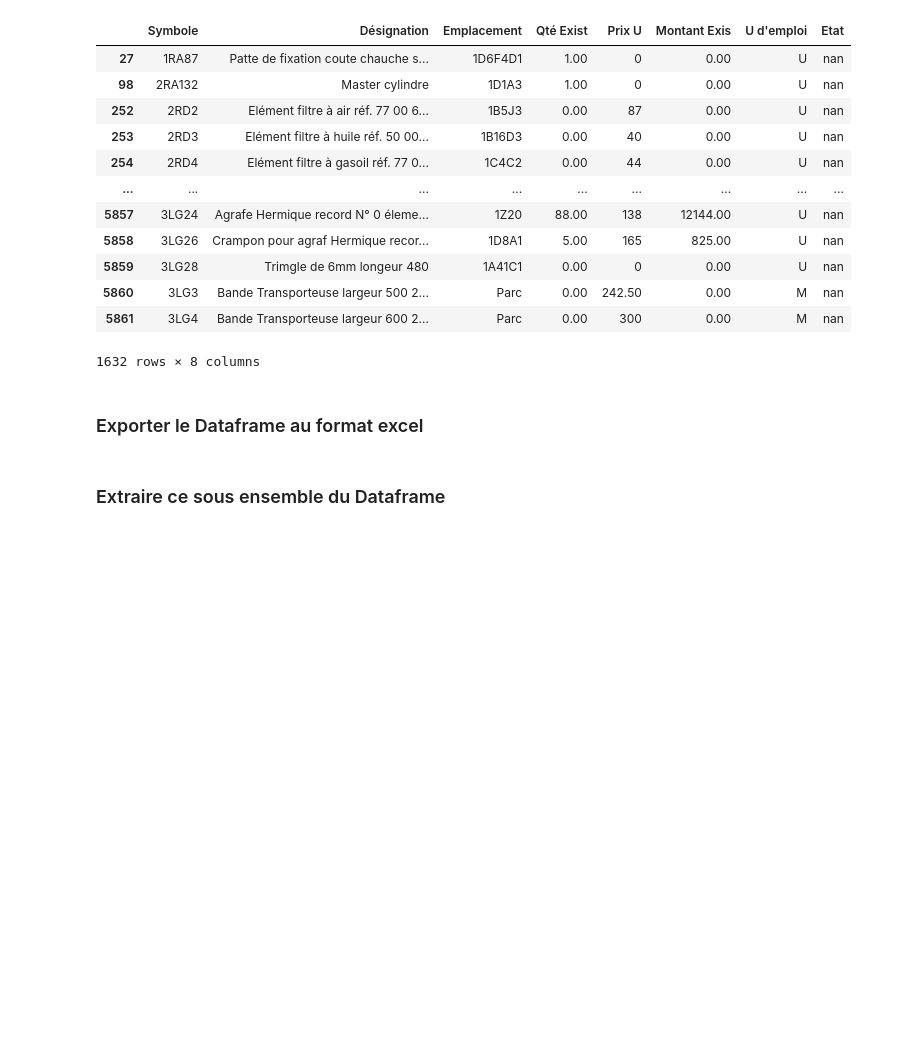
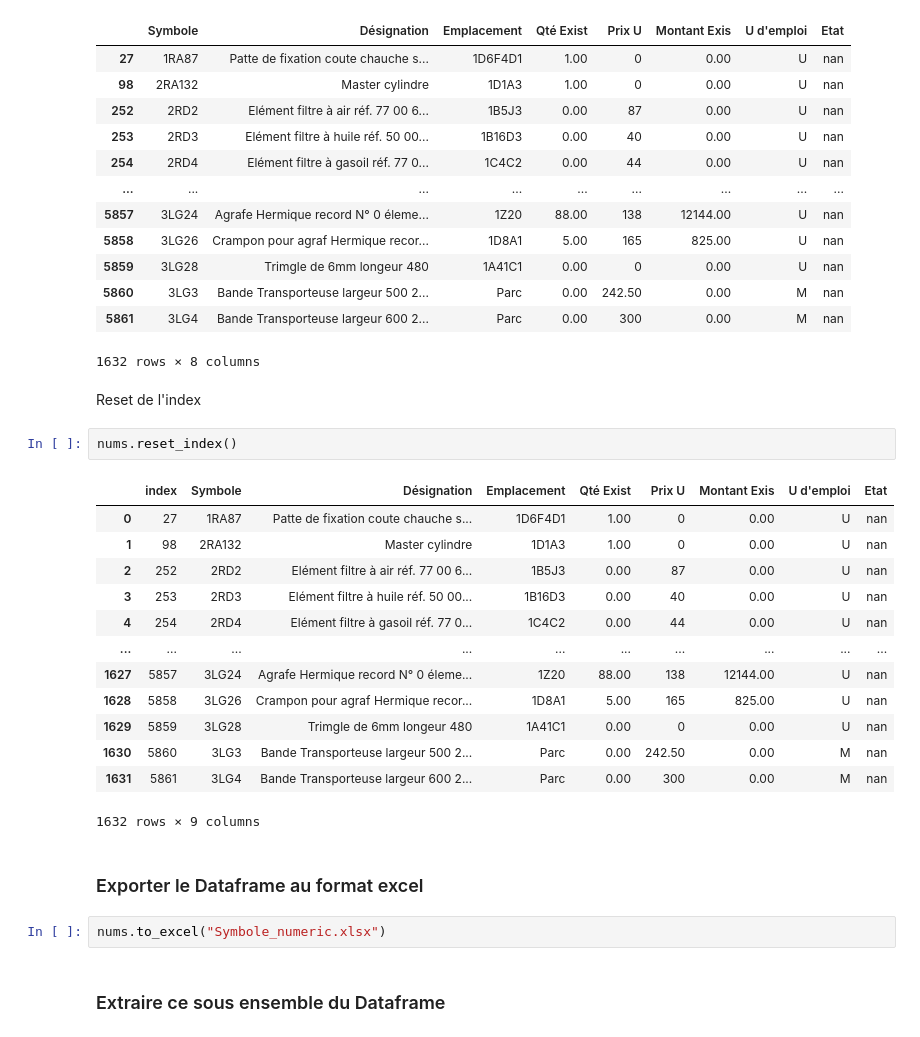
Before and after one commit to chikoungoun/SACEM, a Jupyter notebook: ODOO/RGM_050620.ipynb, the cells around one changed output. Cells and saved outputs as stored; diff of their text form; blank space fills up the shorter version.

Commit message:
Exporter le dataset en Excel

```diff
--- a/ODOO/RGM_050620.ipynb
+++ b/ODOO/RGM_050620.ipynb
@@ -205,7 +205,27 @@ nums
 | 5860 | 3LG3 | Bande Transporteuse largeur 500 2... | Parc | 0.00 | 242.50 | 0.00 | M | nan |
 | 5861 | 3LG4 | Bande Transporteuse largeur 600 2... | Parc | 0.00 | 300 | 0.00 | M | nan |
 1632 rows × 8 columns
+# %% [markdown]
+Reset de l'index
+# %%
+nums.reset_index()
+# %% [output]
+|  | index | Symbole | Désignation | Emplacement | Qté Exist | Prix U | Montant Exis | U d'emploi | Etat |
+| 0 | 27 | 1RA87 | Patte de fixation coute chauche s... | 1D6F4D1 | 1.00 | 0 | 0.00 | U | nan |
+| 1 | 98 | 2RA132 | Master cylindre | 1D1A3 | 1.00 | 0 | 0.00 | U | nan |
+| 2 | 252 | 2RD2 | Elément filtre à air réf. 77 00 6... | 1B5J3 | 0.00 | 87 | 0.00 | U | nan |
+| 3 | 253 | 2RD3 | Elément filtre à huile réf. 50 00... | 1B16D3 | 0.00 | 40 | 0.00 | U | nan |
+| 4 | 254 | 2RD4 | Elément filtre à gasoil réf. 77 0... | 1C4C2 | 0.00 | 44 | 0.00 | U | nan |
+| ... | ... | ... | ... | ... | ... | ... | ... | ... | ... |
+| 1627 | 5857 | 3LG24 | Agrafe Hermique record N° 0 éleme... | 1Z20 | 88.00 | 138 | 12144.00 | U | nan |
+| 1628 | 5858 | 3LG26 | Crampon pour agraf Hermique recor... | 1D8A1 | 5.00 | 165 | 825.00 | U | nan |
+| 1629 | 5859 | 3LG28 | Trimgle de 6mm longeur 480 | 1A41C1 | 0.00 | 0 | 0.00 | U | nan |
+| 1630 | 5860 | 3LG3 | Bande Transporteuse largeur 500 2... | Parc | 0.00 | 242.50 | 0.00 | M | nan |
+| 1631 | 5861 | 3LG4 | Bande Transporteuse largeur 600 2... | Parc | 0.00 | 300 | 0.00 | M | nan |
+1632 rows × 9 columns
 # %% [markdown]
 ### Exporter le Dataframe au format excel
+# %%
+nums.to_excel("Symbole_numeric.xlsx")
 # %% [markdown]
 ### Extraire ce sous ensemble du Dataframe
```
